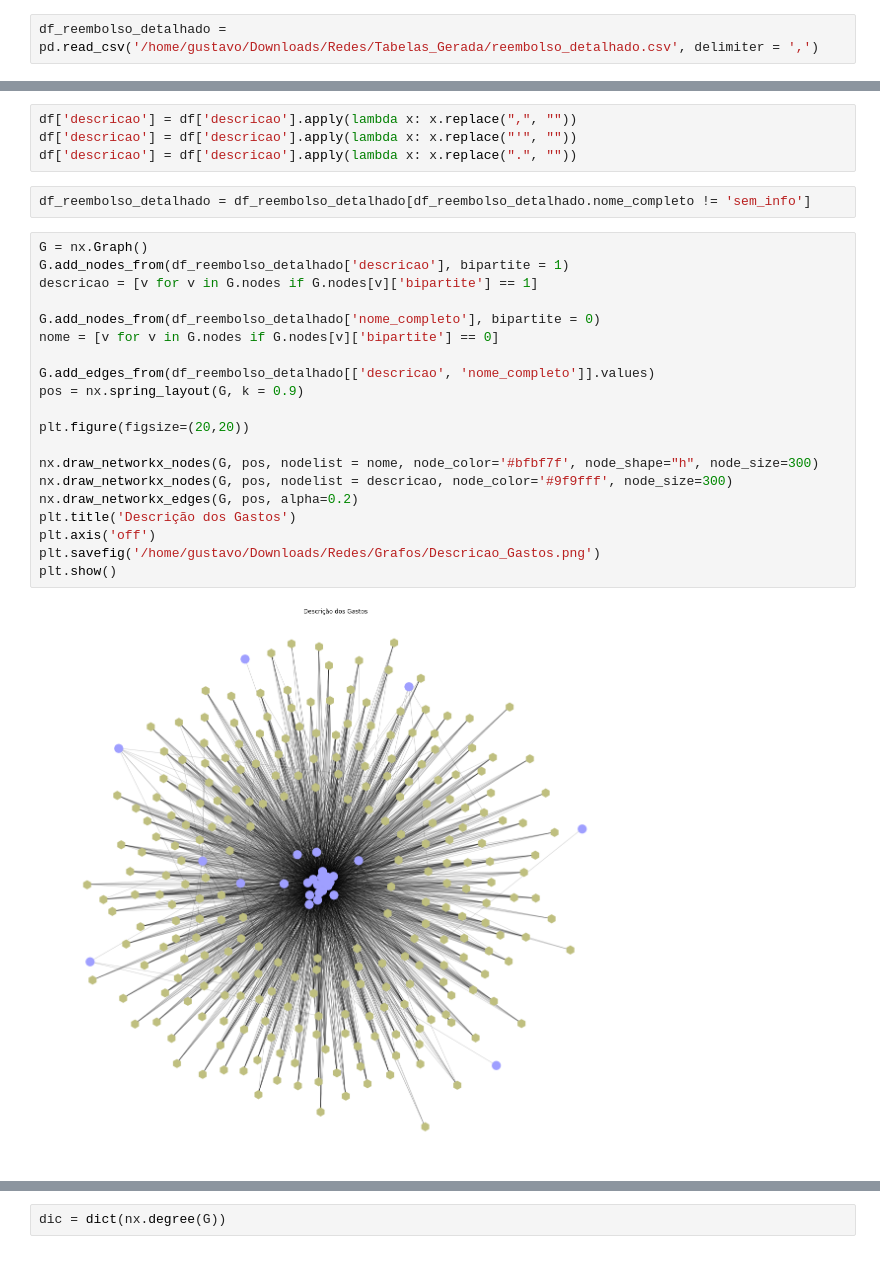
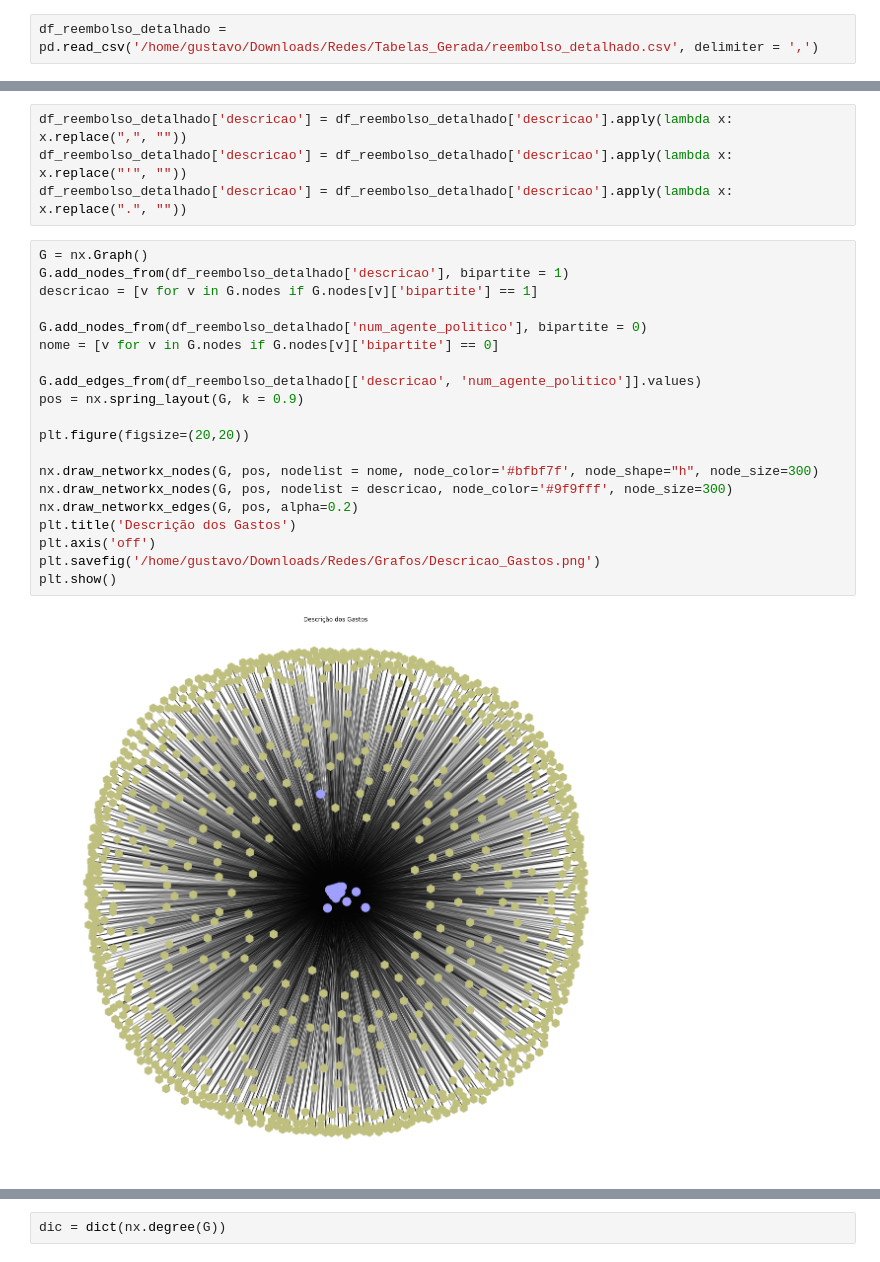
Before and after one commit to ghmc91/Analise_Gastos_Parlamentares, a Jupyter notebook: Scripts/Rede_Descricao_Parlamentar.ipynb, the cells around one changed output, grey strips where cells are left out. Drawn from its saved outputs; the diff is of its cells as text.

Commit message:
Alteração na forma de obtenção dos nomes dos Parlamentares em Analise_Gastos e reconfiguração de todas as redes

```diff
--- a/Scripts/Rede_Descricao_Parlamentar.ipynb
+++ b/Scripts/Rede_Descricao_Parlamentar.ipynb
@@ -33,31 +38,29 @@ df_reembolso_detalhado
 # %%
-df['descricao'] = df['descricao'].apply(lambda x: x.replace(",", ""))
-df['descricao'] = df['descricao'].apply(lambda x: x.replace("'", ""))
-df['descricao'] = df['descricao'].apply(lambda x: x.replace(".", ""))
+df_reembolso_detalhado['descricao'] = df_reembolso_detalhado['descricao'].apply(lambda x: x.replace(",", ""))
+df_reembolso_detalhado['descricao'] = df_reembolso_detalhado['descricao'].apply(lambda x: x.replace("'", ""))
+df_reembolso_detalhado['descricao'] = df_reembolso_detalhado['descricao'].apply(lambda x: x.replace(".", ""))
-# %%
-df_reembolso_detalhado = df_reembolso_detalhado[df_reembolso_detalhado.nome_completo != 'sem_info']
 # %%
 G = nx.Graph()
 G.add_nodes_from(df_reembolso_detalhado['descricao'], bipartite = 1)
 descricao = [v for v in G.nodes if G.nodes[v]['bipartite'] == 1]
 
-G.add_nodes_from(df_reembolso_detalhado['nome_completo'], bipartite = 0)
+G.add_nodes_from(df_reembolso_detalhado['num_agente_politico'], bipartite = 0)
 nome = [v for v in G.nodes if G.nodes[v]['bipartite'] == 0]
 
-G.add_edges_from(df_reembolso_detalhado[['descricao', 'nome_completo']].values)
+G.add_edges_from(df_reembolso_detalhado[['descricao', 'num_agente_politico']].values)
 pos = nx.spring_layout(G, k = 0.9)
 
 plt.figure(figsize=(20,20))
 
 nx.draw_networkx_nodes(G, pos, nodelist = nome, node_color='#bfbf7f', node_shape="h", node_size=300)
 nx.draw_networkx_nodes(G, pos, nodelist = descricao, node_color='#9f9fff', node_size=300)
 nx.draw_networkx_edges(G, pos, alpha=0.2)
 plt.title('Descrição dos Gastos')
 plt.axis('off')
 plt.savefig('/home/gustavo/Downloads/Redes/Grafos/Descricao_Gastos.png')
 plt.show()
 # %% [output]
-[figure, old version]
+[figure, new version]
 # %%
 df_reembolso_detalhado['descricao'].nunique()
 # %% [output]
```
Also changed, not shown: parts of 15 cells of this notebook, 5 other files.
